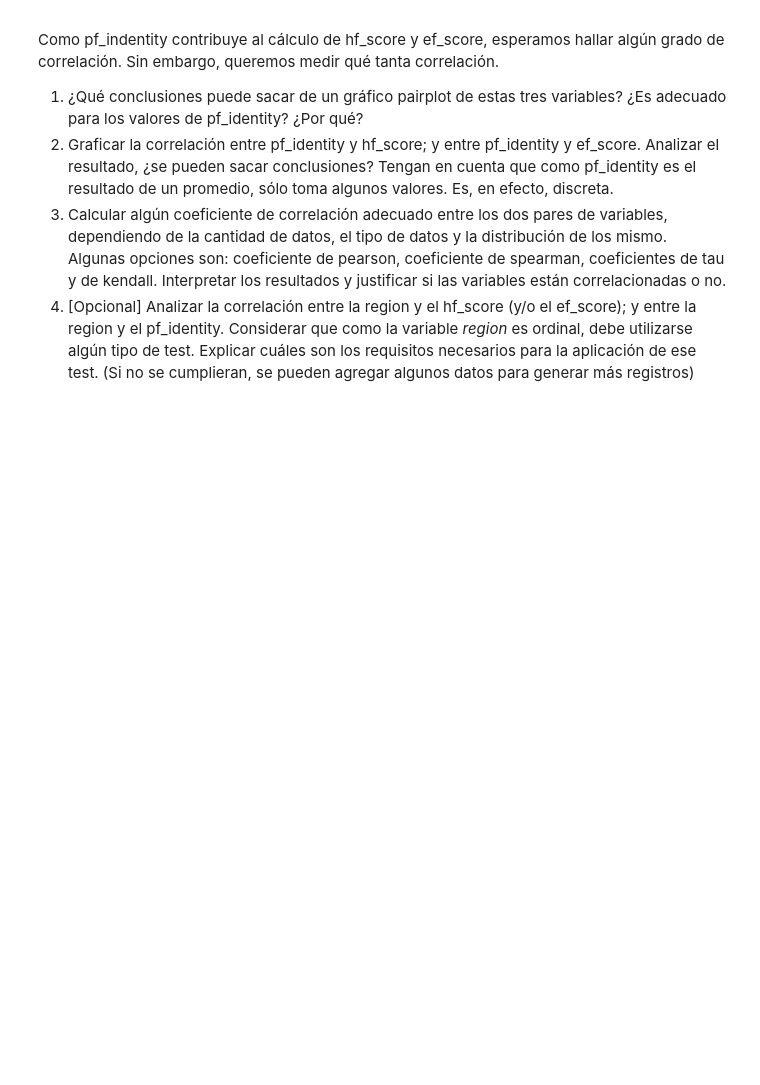
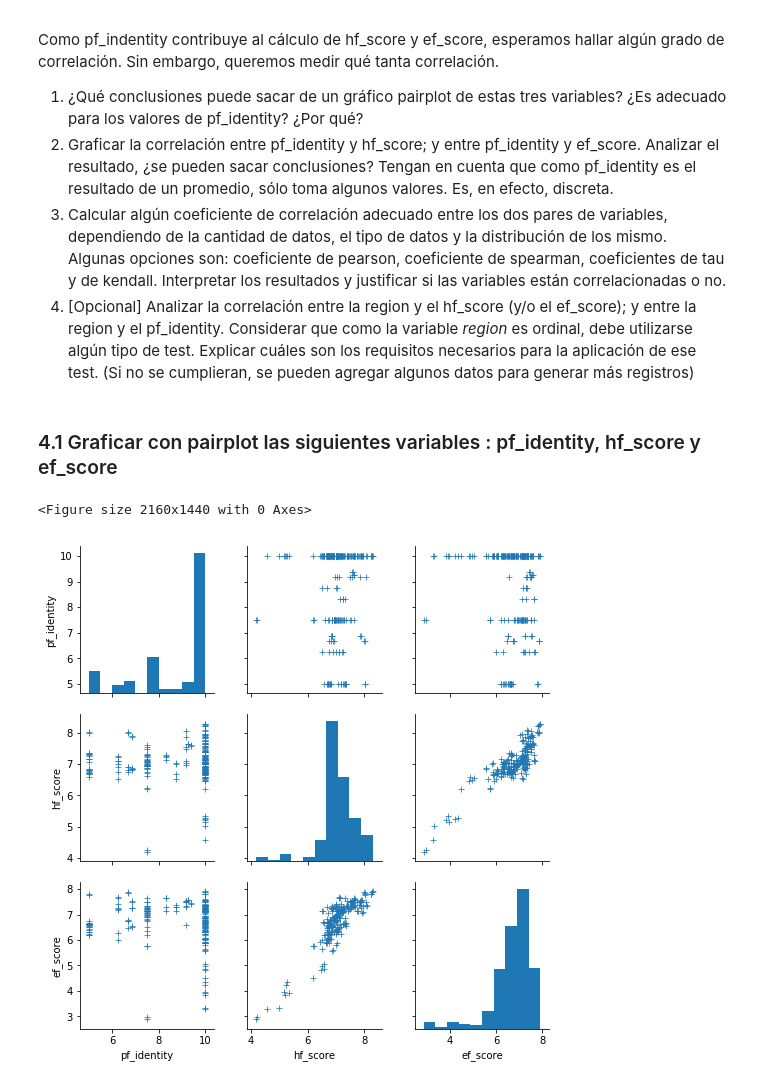
Before and after one commit to abernalc/diplodatos2019, a Jupyter notebook: 02_practico_I.ipynb, the cells around one changed output. Cells and saved outputs as stored; diff of their text form; code cells hidden in the pictures; blank space fills up the shorter version.

```diff
--- a/02_practico_I.ipynb
+++ b/02_practico_I.ipynb
@@ -674,3 +674,15 @@ Como pf_indentity contribuye al cálculo de hf_score y ef_score, esperamos halla
 2. Graficar la correlación entre pf_identity y hf_score; y entre pf_identity y ef_score. Analizar el resultado, ¿se pueden sacar conclusiones? Tengan en cuenta que como pf_identity es el resultado de un promedio, sólo toma algunos valores. Es, en efecto, discreta.
 3. Calcular algún coeficiente de correlación adecuado entre los dos pares de variables, dependiendo de la cantidad de datos, el tipo de datos y la distribución de los mismo. Algunas opciones son: coeficiente de pearson, coeficiente de spearman, coeficientes de tau y de kendall. Interpretar los resultados y justificar si las variables están correlacionadas o no.
 4. [Opcional] Analizar la correlación entre la region y el hf_score (y/o el ef_score); y entre la region y el pf_identity. Considerar que como la variable *region* es ordinal, debe utilizarse algún tipo de test. Explicar cuáles son los requisitos necesarios para la aplicación de ese test. (Si no se cumplieran, se pueden agregar algunos datos para generar más registros)
+# %% [markdown]
+### 4.1 Graficar con pairplot las siguientes variables : pf_identity, hf_score y ef_score
+# %%
+# Declaramos las variables a usar
+dataset_latin_america = dataset[dataset['region'] == 'Latin America & the Caribbean']
+
+plt.figure(figsize=(30,20))
+seaborn.pairplot(dataset_latin_america, vars=['pf_identity', 'hf_score', 'ef_score'], markers='+')
+seaborn.despine()
+# %% [output]
+<Figure size 2160x1440 with 0 Axes>
+[figure, added]
```
Also changed, not shown: parts of 18 cells of this notebook.
